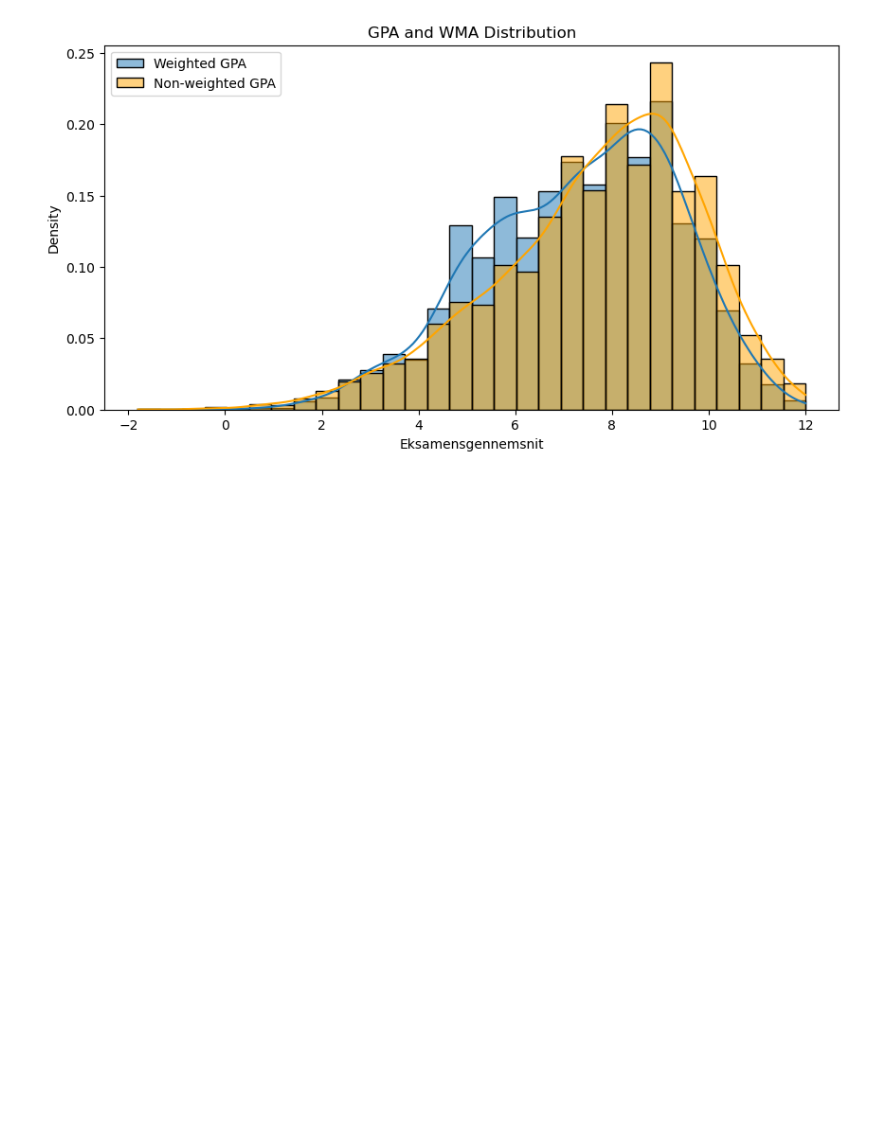
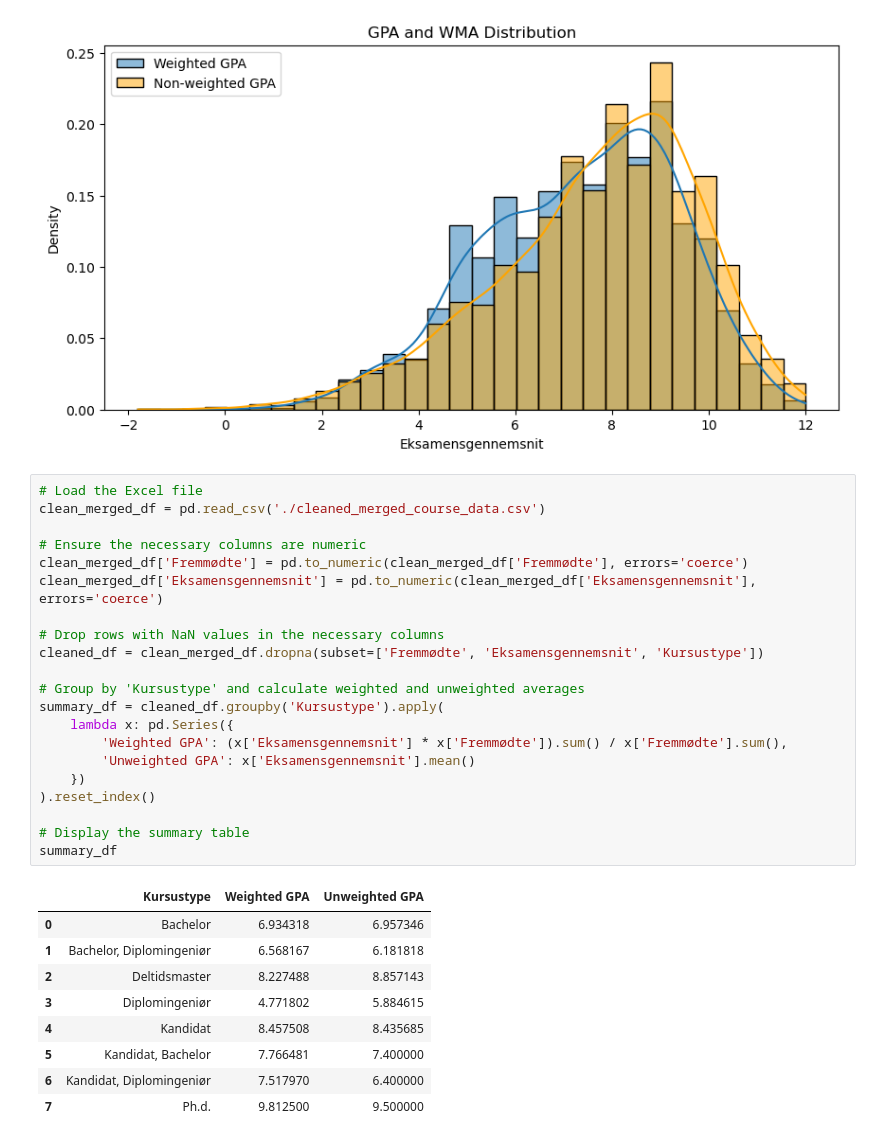
Before and after one commit to fmb622/isds2024exam, a Jupyter notebook: plots.ipynb, the cells around one changed output. Saved outputs shown, nothing was run; the diff lists cells and outputs as text; blank space fills up the shorter version.

```diff
--- a/plots.ipynb
+++ b/plots.ipynb
@@ -51,3 +51,34 @@ ax.set_title("GPA and WMA Distribution")
 plt.show()
 # %% [output]
 [figure]
+# %%
+# Load the Excel file
+clean_merged_df = pd.read_csv('./cleaned_merged_course_data.csv')
+
+# Ensure the necessary columns are numeric
+clean_merged_df['Fremmødte'] = pd.to_numeric(clean_merged_df['Fremmødte'], errors='coerce')
+clean_merged_df['Eksamensgennemsnit'] = pd.to_numeric(clean_merged_df['Eksamensgennemsnit'], errors='coerce')
+
+# Drop rows with NaN values in the necessary columns
+cleaned_df = clean_merged_df.dropna(subset=['Fremmødte', 'Eksamensgennemsnit', 'Kursustype'])
+
+# Group by 'Kursustype' and calculate weighted and unweighted averages
+summary_df = cleaned_df.groupby('Kursustype').apply(
+    lambda x: pd.Series({
+        'Weighted GPA': (x['Eksamensgennemsnit'] * x['Fremmødte']).sum() / x['Fremmødte'].sum(),
+        'Unweighted GPA': x['Eksamensgennemsnit'].mean()
+    })
+).reset_index()
+
+# Display the summary table
+summary_df
+# %% [output]
+|  | Kursustype | Weighted GPA | Unweighted GPA |
+| 0 | Bachelor | 6.934318 | 6.957346 |
+| 1 | Bachelor, Diplomingeniør | 6.568167 | 6.181818 |
+| 2 | Deltidsmaster | 8.227488 | 8.857143 |
+| 3 | Diplomingeniør | 4.771802 | 5.884615 |
+| 4 | Kandidat | 8.457508 | 8.435685 |
+| 5 | Kandidat, Bachelor | 7.766481 | 7.400000 |
+| 6 | Kandidat, Diplomingeniør | 7.517970 | 6.400000 |
+| 7 | Ph.d. | 9.812500 | 9.500000 |
```
